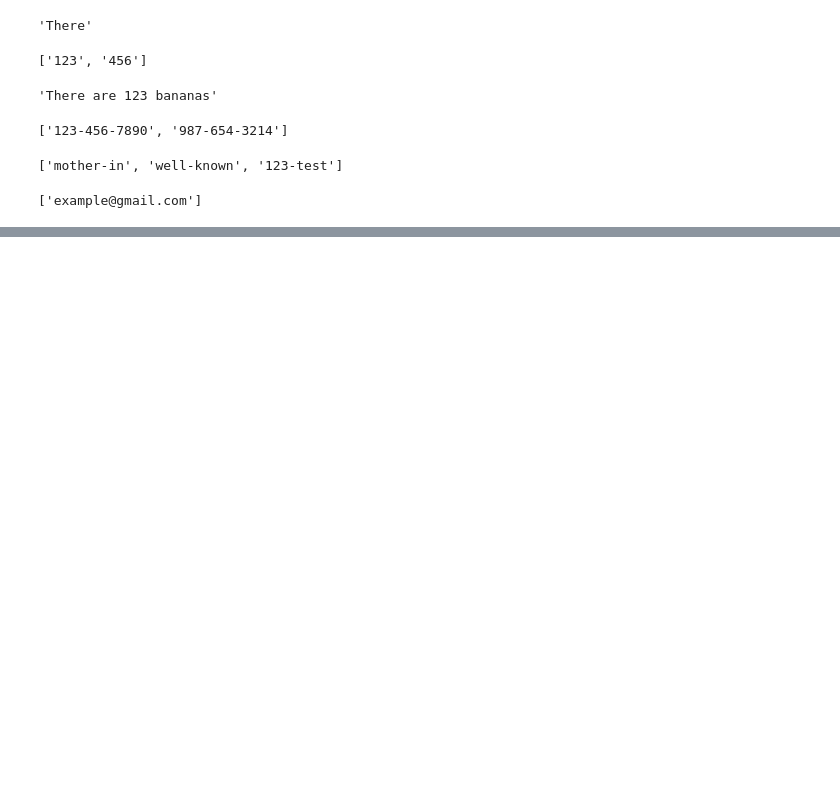
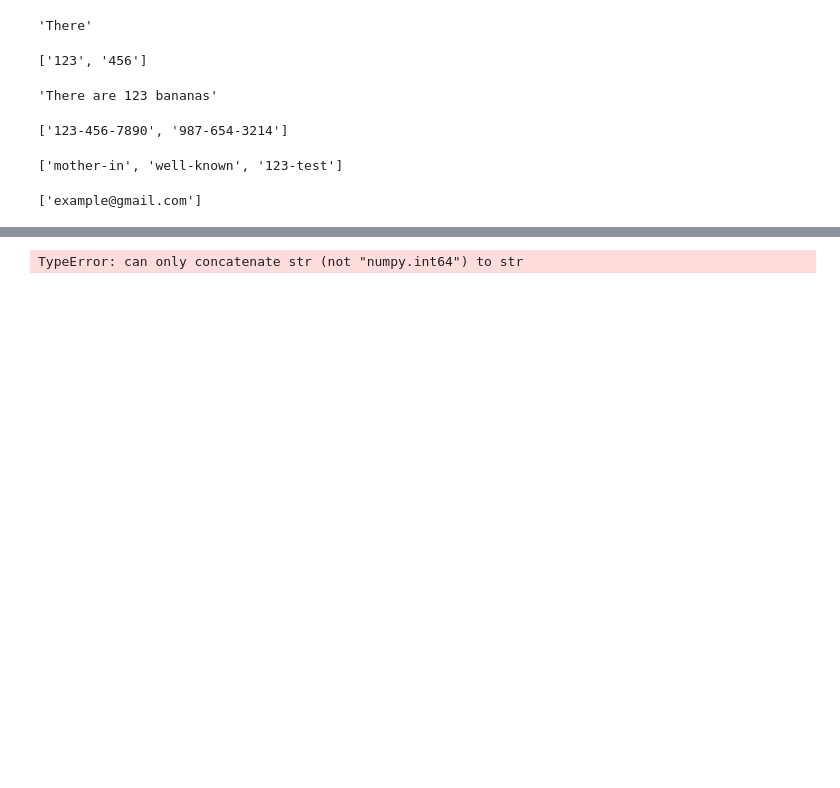
Before and after one commit to pydevcasts/Prostate_BCR, a Jupyter notebook: main.ipynb, the cells around one changed output, grey strips where cells are left out. Saved outputs shown, nothing was run; the diff lists cells and outputs as text; code cells hidden in the pictures; blank space fills up the shorter version.

```diff
--- a/main.ipynb
+++ b/main.ipynb
@@ -271,0 +427,9 @@ re.findall(r'[a-zA-Z0-9_.+-]+@[a-zA-Z0-9]+\.[a-zA-Z0-9]+', txt)
+# %%
+# Plot the trained decision tree
+plt.figure(figsize=(16,10))
+plot_tree(model, feature_names=X.columns, class_names=model.classes_, filled=True, rounded=True)
+plt.title("Decision Tree for Iris Dataset", fontsize=16)
+plt.show()
+# %% [output]
+TypeError: can only concatenate str (not "numpy.int64") to str
+[figure, added]
```
Also changed, not shown: parts of 16 cells of this notebook, 3 other files.
